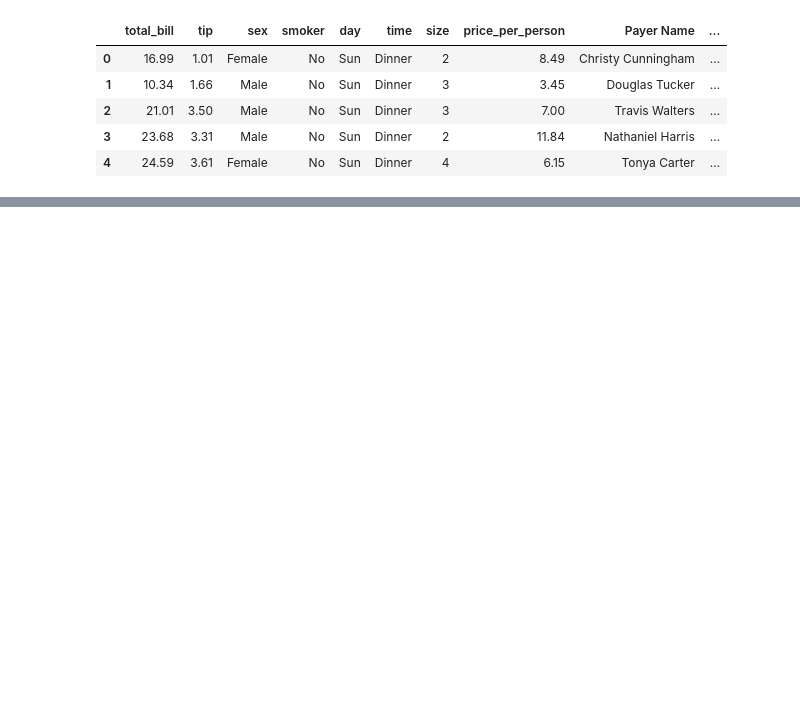
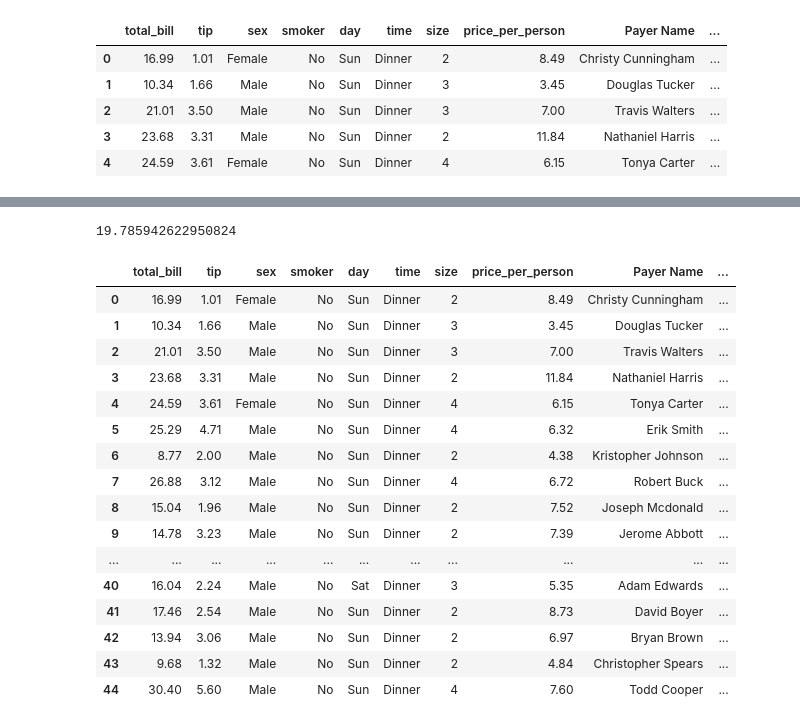
Before and after one commit to rowm30/ML_22Q1_LearnEnv_MK1, a Jupyter notebook: Untitled5.ipynb, the cells around one changed output, grey strips where cells are left out. Saved outputs shown, nothing was run; the diff lists cells and outputs as text; code cells hidden in the pictures; blank space fills up the shorter version.

```diff
--- a/Untitled5.ipynb
+++ b/Untitled5.ipynb
@@ -29,0 +137,34 @@ Name: total_bill, Length: 244, dtype: bool
+# %%
+df['total_bill'].mean()
+# %% [output]
+19.785942622950824
+# %%
+def yelp(price):
+    if price < 10:
+        return '$'
+    elif price >= 10 and price <30:
+        return '$$'
+    else:
+        return '$$$'
+# %%
+df['yelp'] = df['total_bill'].apply(yelp)
+# %%
+df.head(45)
+# %% [output]
+|  | total_bill | tip | sex | smoker | day | time | size | price_per_person | Payer Name | ... |
+| 0 | 16.99 | 1.01 | Female | No | Sun | Dinner | 2 | 8.49 | Christy Cunningham | ... |
+| 1 | 10.34 | 1.66 | Male | No | Sun | Dinner | 3 | 3.45 | Douglas Tucker | ... |
+| 2 | 21.01 | 3.50 | Male | No | Sun | Dinner | 3 | 7.00 | Travis Walters | ... |
+| 3 | 23.68 | 3.31 | Male | No | Sun | Dinner | 2 | 11.84 | Nathaniel Harris | ... |
+| 4 | 24.59 | 3.61 | Female | No | Sun | Dinner | 4 | 6.15 | Tonya Carter | ... |
+| 5 | 25.29 | 4.71 | Male | No | Sun | Dinner | 4 | 6.32 | Erik Smith | ... |
+| 6 | 8.77 | 2.00 | Male | No | Sun | Dinner | 2 | 4.38 | Kristopher Johnson | ... |
+| 7 | 26.88 | 3.12 | Male | No | Sun | Dinner | 4 | 6.72 | Robert Buck | ... |
+| 8 | 15.04 | 1.96 | Male | No | Sun | Dinner | 2 | 7.52 | Joseph Mcdonald | ... |
+| 9 | 14.78 | 3.23 | Male | No | Sun | Dinner | 2 | 7.39 | Jerome Abbott | ... |
+| ... | ... | ... | ... | ... | ... | ... | ... | ... | ... | ... |
+| 40 | 16.04 | 2.24 | Male | No | Sat | Dinner | 3 | 5.35 | Adam Edwards | ... |
+| 41 | 17.46 | 2.54 | Male | No | Sun | Dinner | 2 | 8.73 | David Boyer | ... |
+| 42 | 13.94 | 3.06 | Male | No | Sun | Dinner | 2 | 6.97 | Bryan Brown | ... |
+| 43 | 9.68 | 1.32 | Male | No | Sun | Dinner | 2 | 4.84 | Christopher Spears | ... |
+| 44 | 30.40 | 5.60 | Male | No | Sun | Dinner | 4 | 7.60 | Todd Cooper | ... |
```
Also changed, not shown: parts of 10 cells of this notebook.
